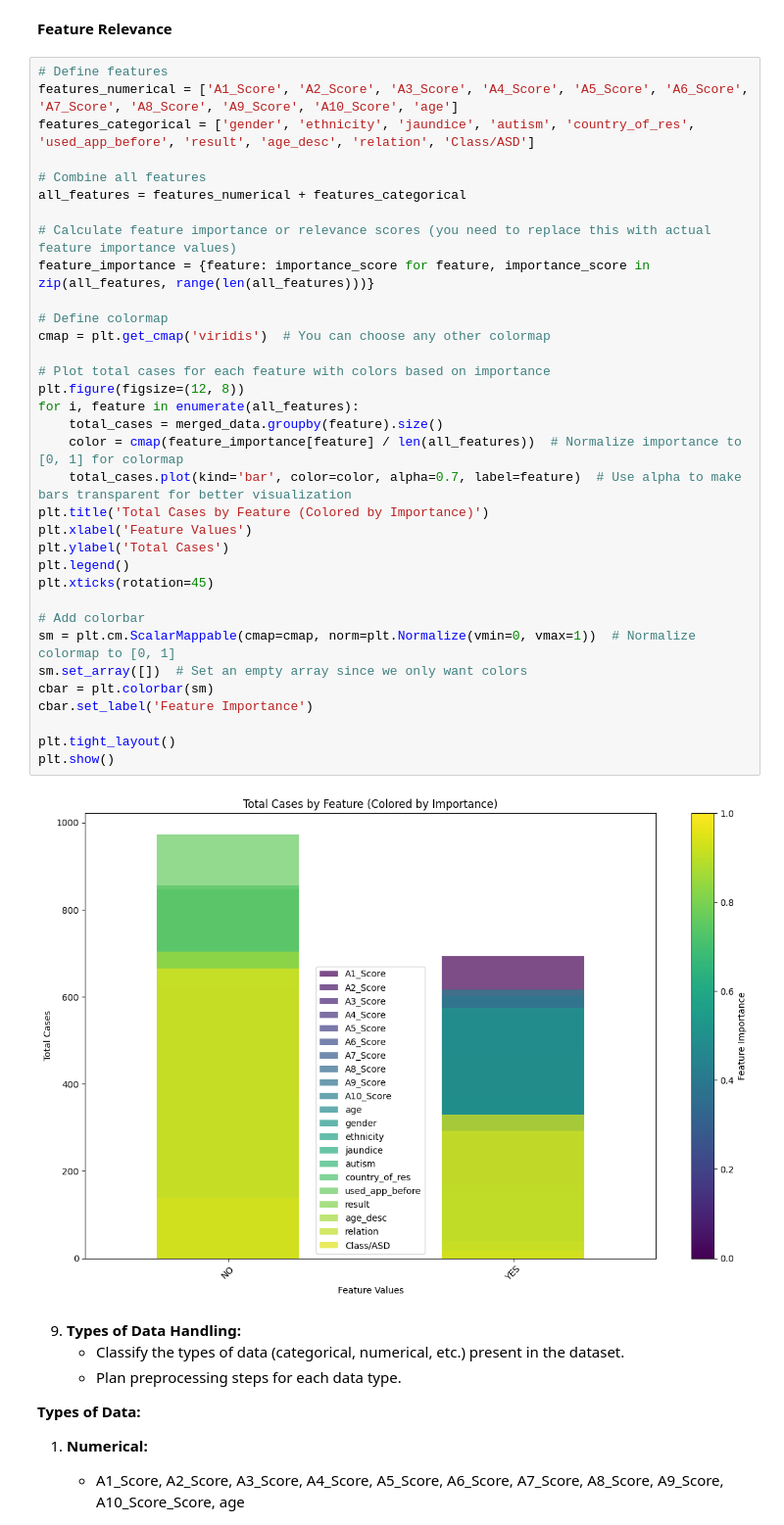
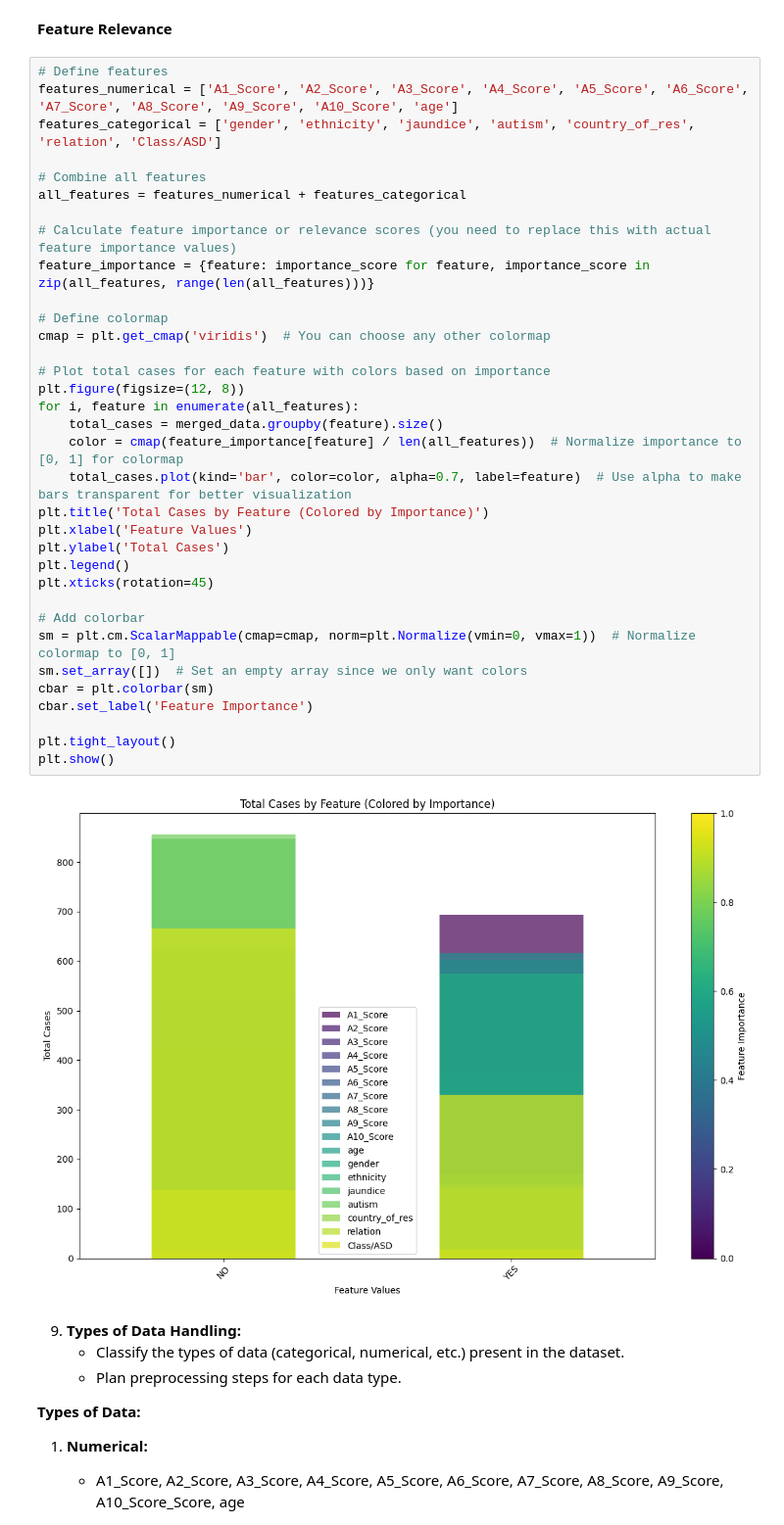
Before and after one commit to Praise-Atadja/Data_preprocessing, a Jupyter notebook: ml_pipeline_[Praise_Atadja]_data_preprocessing.ipynb, the cells around one changed output. Shown at 98% size. Saved outputs shown, nothing was run; the diff lists cells and outputs as text.

```diff
--- a/ml_pipeline_[Praise_Atadja]_data_preprocessing.ipynb
+++ b/ml_pipeline_[Praise_Atadja]_data_preprocessing.ipynb
@@ -704,39 +704,39 @@ Conclusion more residents of the United States have more ASD cases.
 # %%
 # Define features
 features_numerical = ['A1_Score', 'A2_Score', 'A3_Score', 'A4_Score', 'A5_Score', 'A6_Score', 'A7_Score', 'A8_Score', 'A9_Score', 'A10_Score', 'age']
-features_categorical = ['gender', 'ethnicity', 'jaundice', 'autism', 'country_of_res', 'used_app_before', 'result', 'age_desc', 'relation', 'Class/ASD']
+features_categorical = ['gender', 'ethnicity', 'jaundice', 'autism', 'country_of_res', 'relation', 'Class/ASD']
 
 # Combine all features
 all_features = features_numerical + features_categorical
 
 # Calculate feature importance or relevance scores (you need to replace this with actual feature importance values)
 feature_importance = {feature: importance_score for feature, importance_score in zip(all_features, range(len(all_features)))}
 
 # Define colormap
 cmap = plt.get_cmap('viridis')  # You can choose any other colormap
 
 # Plot total cases for each feature with colors based on importance
 plt.figure(figsize=(12, 8))
 for i, feature in enumerate(all_features):
     total_cases = merged_data.groupby(feature).size()
     color = cmap(feature_importance[feature] / len(all_features))  # Normalize importance to [0, 1] for colormap
     total_cases.plot(kind='bar', color=color, alpha=0.7, label=feature)  # Use alpha to make bars transparent for better visualization
 plt.title('Total Cases by Feature (Colored by Importance)')
 plt.xlabel('Feature Values')
 plt.ylabel('Total Cases')
 plt.legend()
 plt.xticks(rotation=45)
 
 # Add colorbar
 sm = plt.cm.ScalarMappable(cmap=cmap, norm=plt.Normalize(vmin=0, vmax=1))  # Normalize colormap to [0, 1]
 sm.set_array([])  # Set an empty array since we only want colors
 cbar = plt.colorbar(sm)
 cbar.set_label('Feature Importance')
 
 plt.tight_layout()
 plt.show()
 # %% [output]
-[figure, old version]
+[figure, new version]
 # %% [markdown]
 
 9. **Types of Data Handling:**
```
Also changed, not shown: parts of 1 cell of this notebook.
